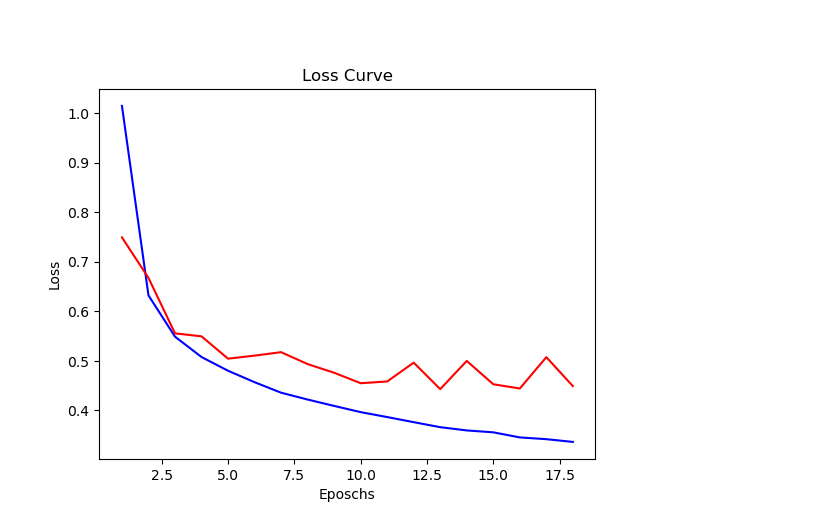
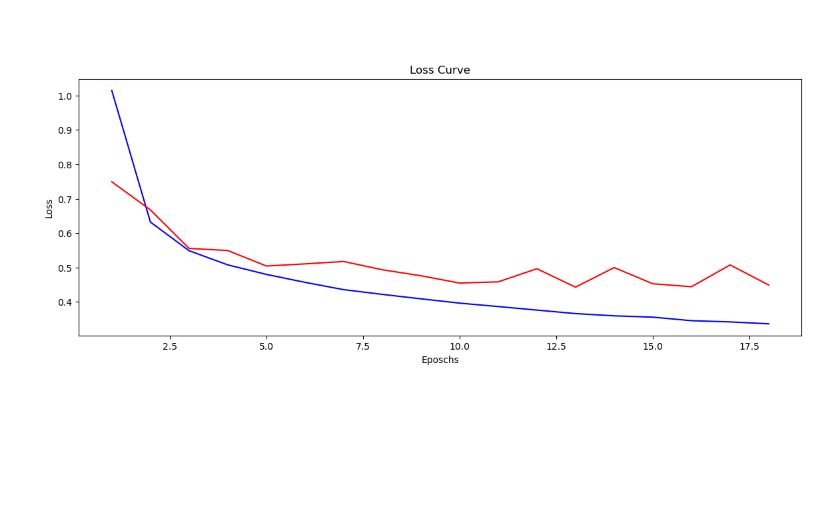
Before and after one commit to AmdPathirana/ML_PROJECTS, a Jupyter notebook: Multiclass Image Classifiaction (ANN) /try5.ipynb, the cells around one changed output. Drawn from its saved outputs; the diff is of its cells as text; code cells hidden in the pictures; blank space fills up the shorter version.

```diff
--- a/Multiclass Image Classifiaction (ANN) /try5.ipynb
+++ b/Multiclass Image Classifiaction (ANN) /try5.ipynb
@@ -214,12 +214,12 @@ plt.show()
 # %% [markdown]
 ####
 # %%
-plt.figure()
+plt.figure(figsize=(14,5))
 plt.plot(epoch, train_loss, 'b', label='Train Loss')
 plt.plot(epoch, test_loss, 'r', label='Test Loss')
 plt.xlabel("Eposchs")
 plt.ylabel("Loss")
 plt.title("Loss Curve")
 plt.show()
 # %% [output]
-[figure, old version]
+[figure, new version]
```
Also changed, not shown: parts of 2 cells of this notebook, 1 other file.
